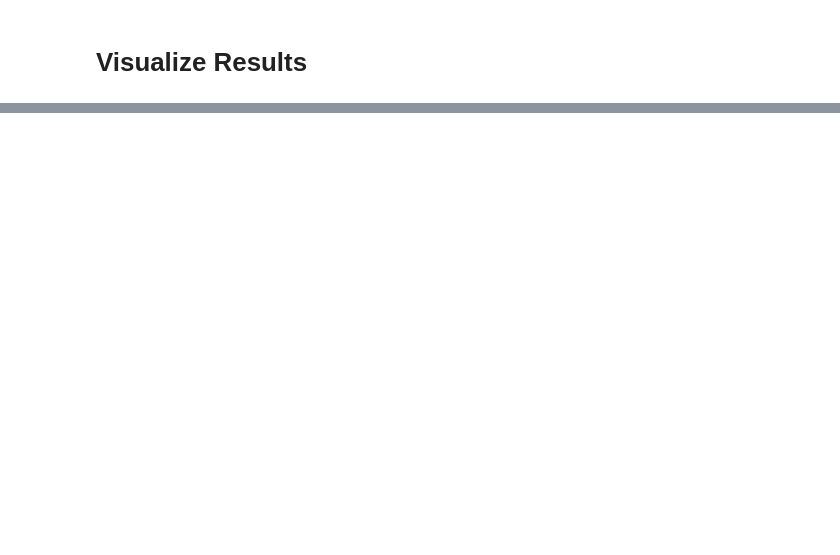
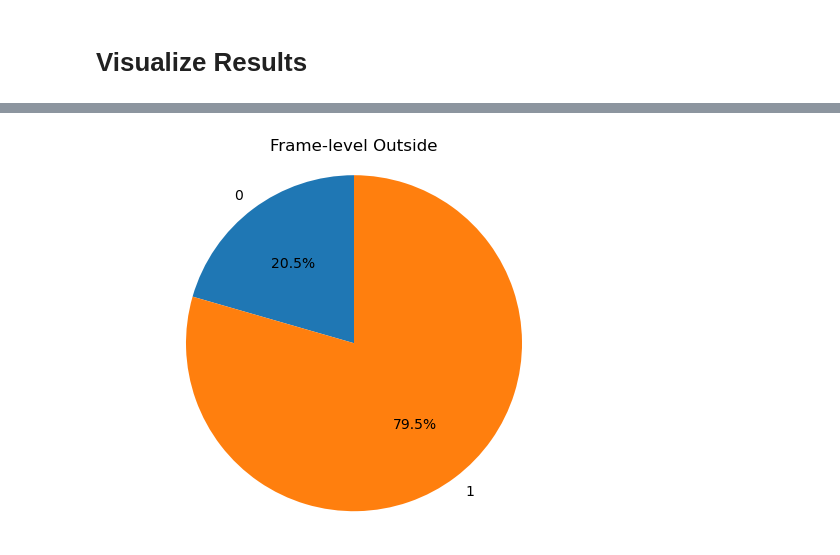
Before and after one commit to fkcptlst/rgbt_dataset, a Jupyter notebook: dataset_analysis.ipynb, the cells around one changed output, grey strips where cells are left out. Saved outputs shown, nothing was run; the diff lists cells and outputs as text; code cells hidden in the pictures; blank space fills up the shorter version.

```diff
--- a/dataset_analysis.ipynb
+++ b/dataset_analysis.ipynb
@@ -48,0 +121,4 @@ draw_pie_chart(total_category_distribution_frame_level_dict, title="Frame-level
+# %%
+draw_pie_chart(total_outside_distribution_frame_level_dict, title="Frame-level Outside")
+# %% [output]
+[figure, added]
```
Also changed, not shown: parts of 20 cells of this notebook, 6 other files.
